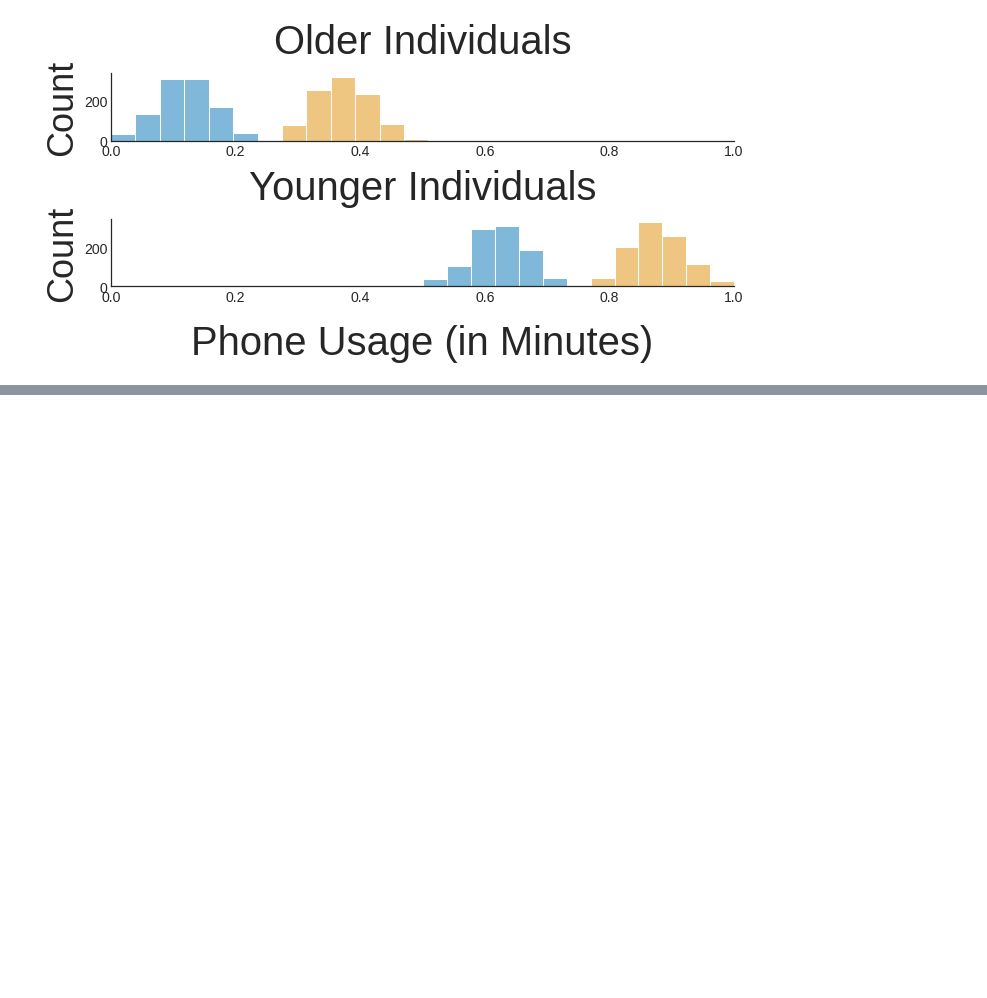
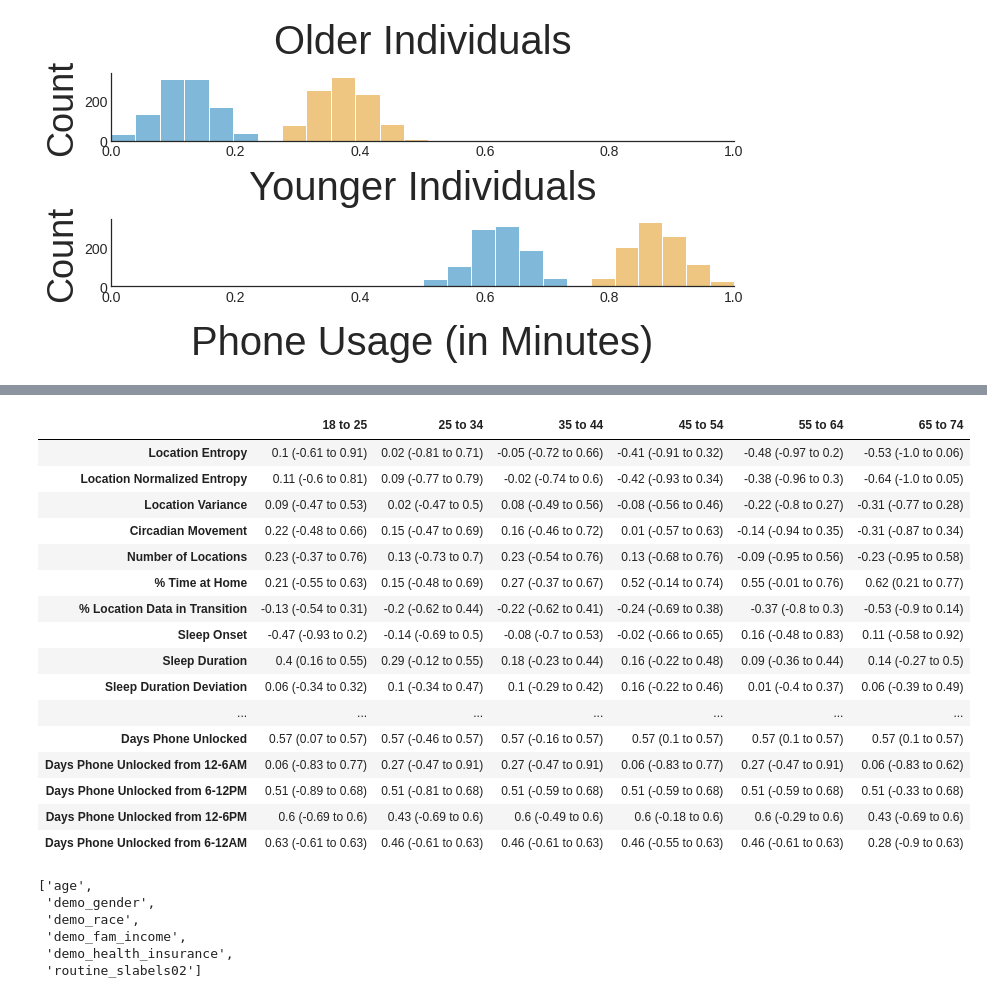
Before and after one commit to dadler6/reliability_depression_ml, a Jupyter notebook: notebooks/reliability_analysis.ipynb, the cells around one changed output, grey strips where cells are left out. Saved outputs shown, nothing was run; the diff lists cells and outputs as text; code cells hidden in the pictures; blank space fills up the shorter version.

```diff
--- a/notebooks/reliability_analysis.ipynb
+++ b/notebooks/reliability_analysis.ipynb
@@ -815,0 +917,21 @@ sns.despine()
+# %%
+reload(reliability_analysis)
+
+sensed_behavior_dist = \
+    reliability_analysis.sensed_behavior_distributions(
+        df=lifesense_df,
+        features=lifesense_features,
+        group_cols=lifesense_group_cols
+    )
+# %%
+def cleanup_behavior_dist(dist_dict, group, order, feature_map):
+
+    # Get group
+    df = dist_dict[group].copy()
+    # Get columns
+    df = df[[f for f in order[group] if f in df.columns]]
+
+    # Map index
+    df.index = df.index.map(feature_map)
+
+    return df
@@ -815,0 +961,31 @@ sns.despine()
+# %%
+cleanup_behavior_dist(
+    sensed_behavior_dist, group='age', order=lifesense_order,
+    feature_map=lifesense_features_dict)
+# %% [output]
+|  | 18 to 25 | 25 to 34 | 35 to 44 | 45 to 54 | 55 to 64 | 65 to 74 |
+| Location Entropy | 0.1 (-0.61 to 0.91) | 0.02 (-0.81 to 0.71) | -0.05 (-0.72 to 0.66) | -0.41 (-0.91 to 0.32) | -0.48 (-0.97 to 0.2) | -0.53 (-1.0 to 0.06) |
+| Location Normalized Entropy | 0.11 (-0.6 to 0.81) | 0.09 (-0.77 to 0.79) | -0.02 (-0.74 to 0.6) | -0.42 (-0.93 to 0.34) | -0.38 (-0.96 to 0.3) | -0.64 (-1.0 to 0.05) |
+| Location Variance | 0.09 (-0.47 to 0.53) | 0.02 (-0.47 to 0.5) | 0.08 (-0.49 to 0.56) | -0.08 (-0.56 to 0.46) | -0.22 (-0.8 to 0.27) | -0.31 (-0.77 to 0.28) |
+| Circadian Movement | 0.22 (-0.48 to 0.66) | 0.15 (-0.47 to 0.69) | 0.16 (-0.46 to 0.72) | 0.01 (-0.57 to 0.63) | -0.14 (-0.94 to 0.35) | -0.31 (-0.87 to 0.34) |
+| Number of Locations | 0.23 (-0.37 to 0.76) | 0.13 (-0.73 to 0.7) | 0.23 (-0.54 to 0.76) | 0.13 (-0.68 to 0.76) | -0.09 (-0.95 to 0.56) | -0.23 (-0.95 to 0.58) |
+| % Time at Home | 0.21 (-0.55 to 0.63) | 0.15 (-0.48 to 0.69) | 0.27 (-0.37 to 0.67) | 0.52 (-0.14 to 0.74) | 0.55 (-0.01 to 0.76) | 0.62 (0.21 to 0.77) |
+| % Location Data in Transition | -0.13 (-0.54 to 0.31) | -0.2 (-0.62 to 0.44) | -0.22 (-0.62 to 0.41) | -0.24 (-0.69 to 0.38) | -0.37 (-0.8 to 0.3) | -0.53 (-0.9 to 0.14) |
+| Sleep Onset | -0.47 (-0.93 to 0.2) | -0.14 (-0.69 to 0.5) | -0.08 (-0.7 to 0.53) | -0.02 (-0.66 to 0.65) | 0.16 (-0.48 to 0.83) | 0.11 (-0.58 to 0.92) |
+| Sleep Duration | 0.4 (0.16 to 0.55) | 0.29 (-0.12 to 0.55) | 0.18 (-0.23 to 0.44) | 0.16 (-0.22 to 0.48) | 0.09 (-0.36 to 0.44) | 0.14 (-0.27 to 0.5) |
+| Sleep Duration Deviation | 0.06 (-0.34 to 0.32) | 0.1 (-0.34 to 0.47) | 0.1 (-0.29 to 0.42) | 0.16 (-0.22 to 0.46) | 0.01 (-0.4 to 0.37) | 0.06 (-0.39 to 0.49) |
+| ... | ... | ... | ... | ... | ... | ... |
+| Days Phone Unlocked | 0.57 (0.07 to 0.57) | 0.57 (-0.46 to 0.57) | 0.57 (-0.16 to 0.57) | 0.57 (0.1 to 0.57) | 0.57 (0.1 to 0.57) | 0.57 (0.1 to 0.57) |
+| Days Phone Unlocked from 12-6AM | 0.06 (-0.83 to 0.77) | 0.27 (-0.47 to 0.91) | 0.27 (-0.47 to 0.91) | 0.06 (-0.83 to 0.77) | 0.27 (-0.47 to 0.91) | 0.06 (-0.83 to 0.62) |
+| Days Phone Unlocked from 6-12PM | 0.51 (-0.89 to 0.68) | 0.51 (-0.81 to 0.68) | 0.51 (-0.59 to 0.68) | 0.51 (-0.59 to 0.68) | 0.51 (-0.59 to 0.68) | 0.51 (-0.33 to 0.68) |
+| Days Phone Unlocked from 12-6PM | 0.6 (-0.69 to 0.6) | 0.43 (-0.69 to 0.6) | 0.6 (-0.49 to 0.6) | 0.6 (-0.18 to 0.6) | 0.6 (-0.29 to 0.6) | 0.43 (-0.69 to 0.6) |
+| Days Phone Unlocked from 6-12AM | 0.63 (-0.61 to 0.63) | 0.46 (-0.61 to 0.63) | 0.46 (-0.61 to 0.63) | 0.46 (-0.55 to 0.63) | 0.46 (-0.61 to 0.63) | 0.28 (-0.9 to 0.63) |
+# %%
+lifesense_group_cols
+# %% [output]
+['age',
+ 'demo_gender',
+ 'demo_race',
+ 'demo_fam_income',
+ 'demo_health_insurance',
+ 'routine_slabels02']
```
Also changed, not shown: parts of 20 cells of this notebook, 1 other file.
